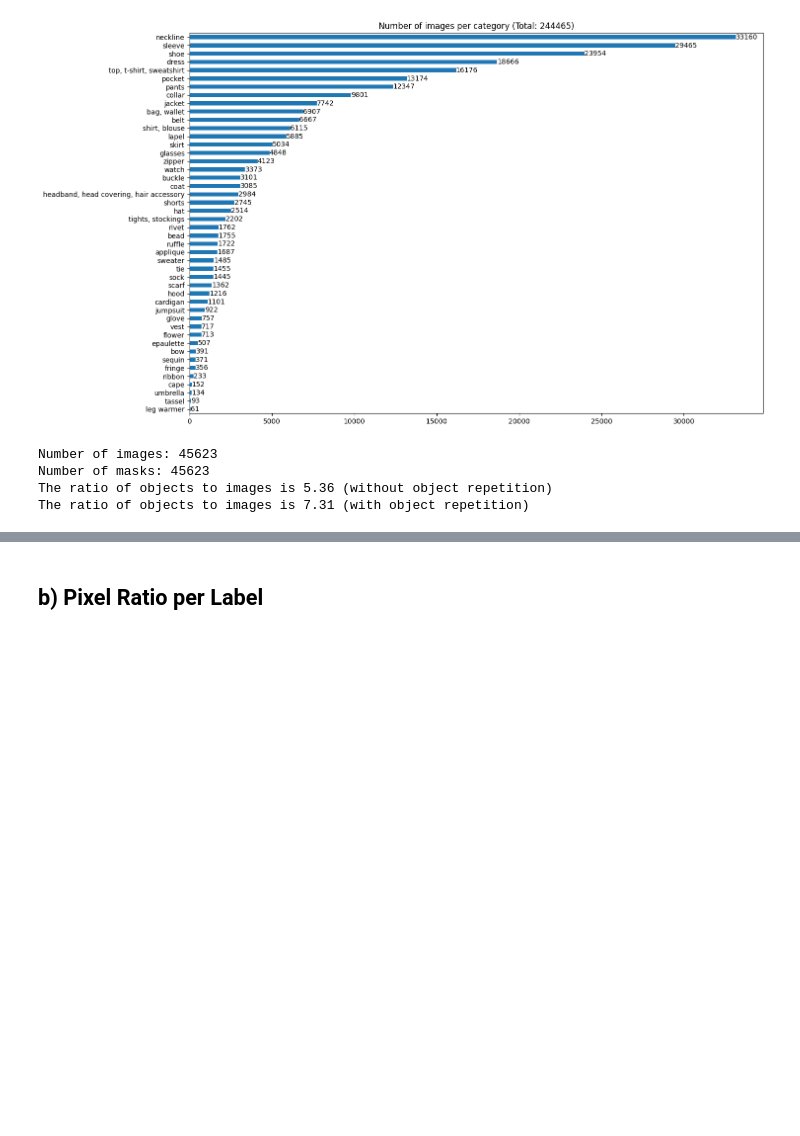
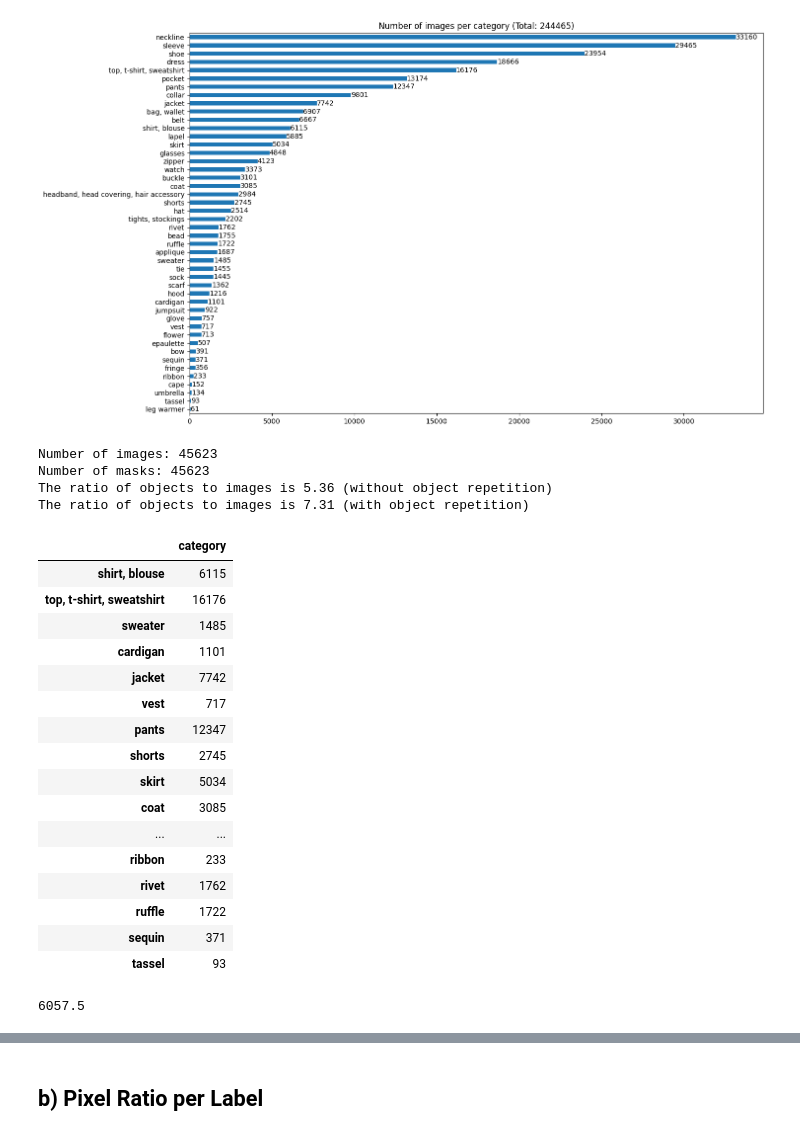
Before and after one commit to BecTome/OR_FashionParsing, a Jupyter notebook: notebooks/DataAnalysis.ipynb, the cells around one changed output, grey strips where cells are left out. Saved outputs shown, nothing was run; the diff lists cells and outputs as text; code cells hidden in the pictures; blank space fills up the shorter version.

```diff
--- a/notebooks/DataAnalysis.ipynb
+++ b/notebooks/DataAnalysis.ipynb
@@ -154,3 +158,27 @@ Number of images: 45623
 Number of masks: 45623
 The ratio of objects to images is 5.36 (without object repetition)
 The ratio of objects to images is 7.31 (with object repetition)
+# %%
+df_class_img
+# %% [output]
+|  | category |
+| shirt, blouse | 6115 |
+| top, t-shirt, sweatshirt | 16176 |
+| sweater | 1485 |
+| cardigan | 1101 |
+| jacket | 7742 |
+| vest | 717 |
+| pants | 12347 |
+| shorts | 2745 |
+| skirt | 5034 |
+| coat | 3085 |
+| ... | ... |
+| ribbon | 233 |
+| rivet | 1762 |
+| ruffle | 1722 |
+| sequin | 371 |
+| tassel | 93 |
+# %%
+np.percentile(df_class_img['category'], 75)
+# %% [output]
+6057.5
```
Also changed, not shown: parts of 11 cells of this notebook, 3 other files.
